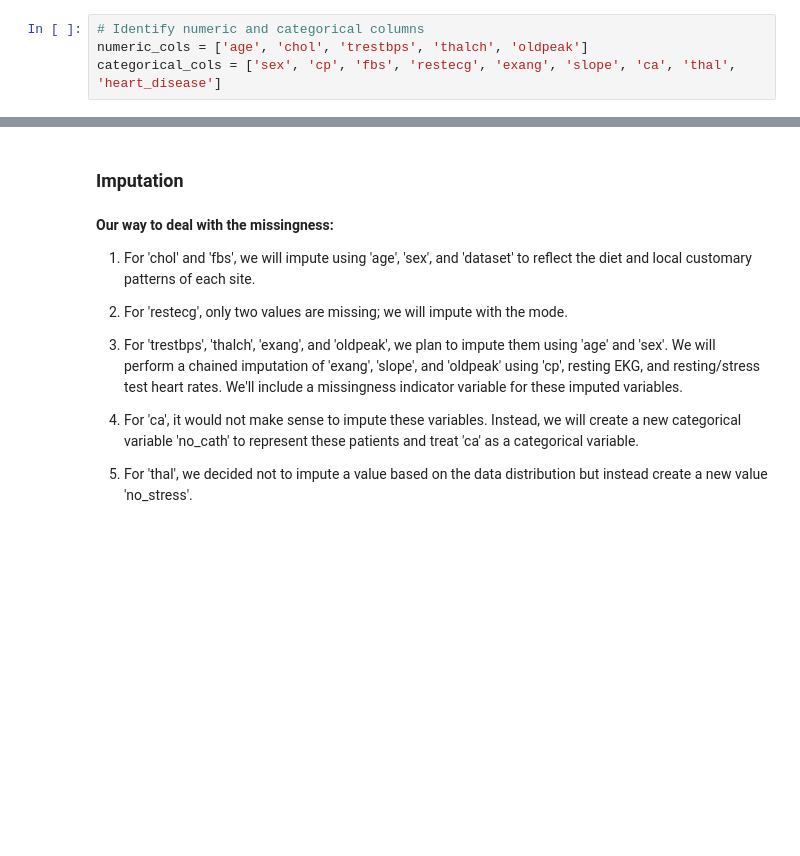
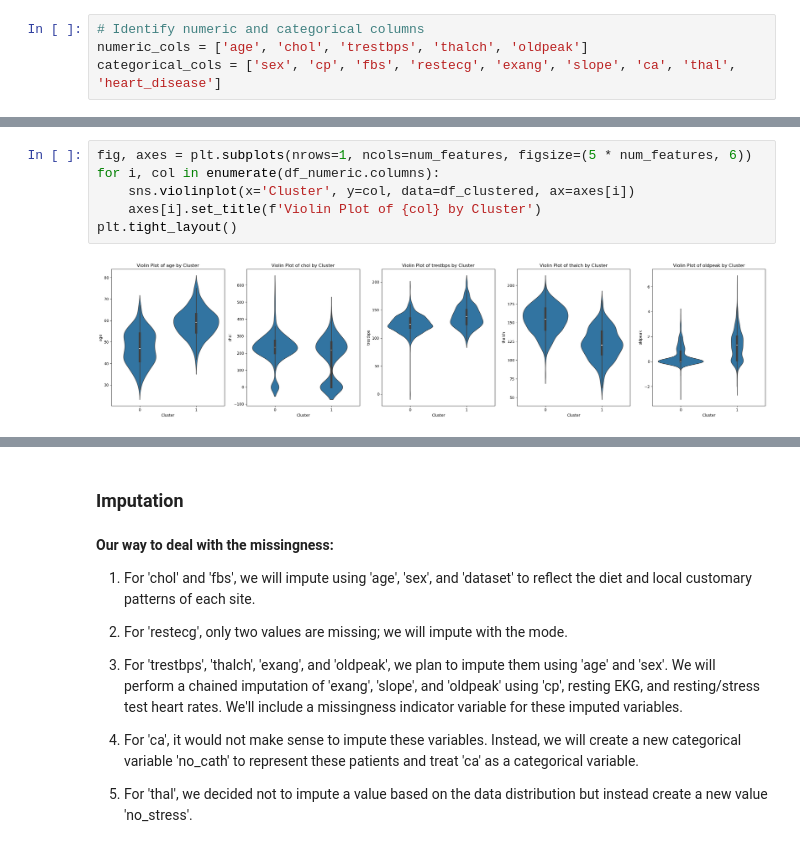
Before and after one commit to DamarisDeng/Project, a Jupyter notebook: Milestone3/milestone3.ipynb, the cells around one changed output, grey strips where cells are left out. Drawn from its saved outputs; the diff is of its cells as text; blank space fills up the shorter version.

```diff
--- a/Milestone3/milestone3.ipynb
+++ b/Milestone3/milestone3.ipynb
@@ -367,0 +227,8 @@ p-value: 2.959222004861667e-39
+# %%
+fig, axes = plt.subplots(nrows=1, ncols=num_features, figsize=(5 * num_features, 6))
+for i, col in enumerate(df_numeric.columns):
+    sns.violinplot(x='Cluster', y=col, data=df_clustered, ax=axes[i])
+    axes[i].set_title(f'Violin Plot of {col} by Cluster')
+plt.tight_layout()
+# %% [output]
+[figure, added]
```
Also changed, not shown: parts of 33 cells of this notebook.
